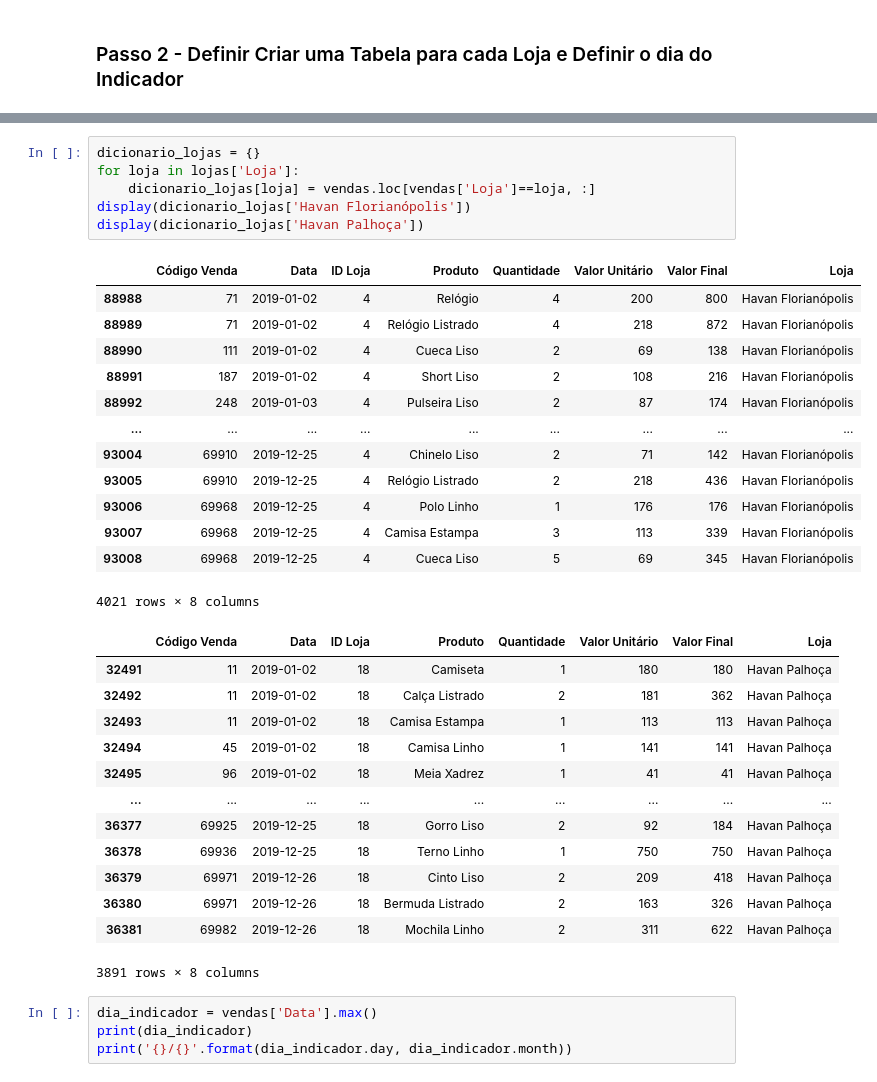
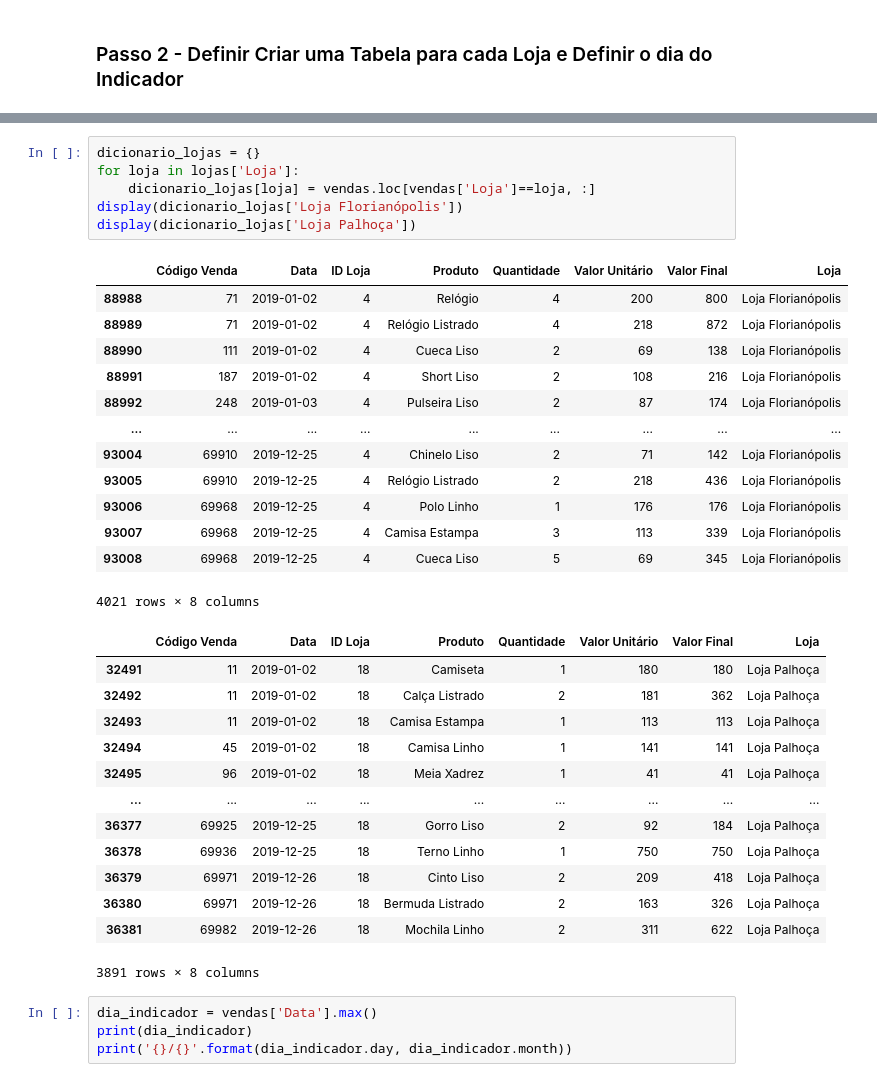
Before and after one commit to georgearcego/Automacao_Indicadores_Lojas, a Jupyter notebook: Automacao_Indicadores_Lojas/Automacao de Processo.ipynb, the cells around one changed output, grey strips where cells are left out. Drawn from its saved outputs; the diff is of its cells as text.

```diff
--- a/Automacao_Indicadores_Lojas/Automacao de Processo.ipynb
+++ b/Automacao_Indicadores_Lojas/Automacao de Processo.ipynb
@@ -85,35 +85,35 @@ display(vendas)
 # %%
 dicionario_lojas = {}
 for loja in lojas['Loja']:
     dicionario_lojas[loja] = vendas.loc[vendas['Loja']==loja, :]
-display(dicionario_lojas['Havan Florianópolis'])
-display(dicionario_lojas['Havan Palhoça'])
+display(dicionario_lojas['Loja Florianópolis'])
+display(dicionario_lojas['Loja Palhoça'])
 # %% [output]
 |  | Código Venda | Data | ID Loja | Produto | Quantidade | Valor Unitário | Valor Final | Loja |
-| 88988 | 71 | 2019-01-02 | 4 | Relógio | 4 | 200 | 800 | Havan Florianópolis |
-| 88989 | 71 | 2019-01-02 | 4 | Relógio Listrado | 4 | 218 | 872 | Havan Florianópolis |
-| 88990 | 111 | 2019-01-02 | 4 | Cueca Liso | 2 | 69 | 138 | Havan Florianópolis |
-| 88991 | 187 | 2019-01-02 | 4 | Short Liso | 2 | 108 | 216 | Havan Florianópolis |
-| 88992 | 248 | 2019-01-03 | 4 | Pulseira Liso | 2 | 87 | 174 | Havan Florianópolis |
+| 88988 | 71 | 2019-01-02 | 4 | Relógio | 4 | 200 | 800 | Loja Florianópolis |
+| 88989 | 71 | 2019-01-02 | 4 | Relógio Listrado | 4 | 218 | 872 | Loja Florianópolis |
+| 88990 | 111 | 2019-01-02 | 4 | Cueca Liso | 2 | 69 | 138 | Loja Florianópolis |
+| 88991 | 187 | 2019-01-02 | 4 | Short Liso | 2 | 108 | 216 | Loja Florianópolis |
+| 88992 | 248 | 2019-01-03 | 4 | Pulseira Liso | 2 | 87 | 174 | Loja Florianópolis |
 | ... | ... | ... | ... | ... | ... | ... | ... | ... |
-| 93004 | 69910 | 2019-12-25 | 4 | Chinelo Liso | 2 | 71 | 142 | Havan Florianópolis |
-| 93005 | 69910 | 2019-12-25 | 4 | Relógio Listrado | 2 | 218 | 436 | Havan Florianópolis |
-| 93006 | 69968 | 2019-12-25 | 4 | Polo Linho | 1 | 176 | 176 | Havan Florianópolis |
-| 93007 | 69968 | 2019-12-25 | 4 | Camisa Estampa | 3 | 113 | 339 | Havan Florianópolis |
-| 93008 | 69968 | 2019-12-25 | 4 | Cueca Liso | 5 | 69 | 345 | Havan Florianópolis |
+| 93004 | 69910 | 2019-12-25 | 4 | Chinelo Liso | 2 | 71 | 142 | Loja Florianópolis |
+| 93005 | 69910 | 2019-12-25 | 4 | Relógio Listrado | 2 | 218 | 436 | Loja Florianópolis |
+| 93006 | 69968 | 2019-12-25 | 4 | Polo Linho | 1 | 176 | 176 | Loja Florianópolis |
+| 93007 | 69968 | 2019-12-25 | 4 | Camisa Estampa | 3 | 113 | 339 | Loja Florianópolis |
+| 93008 | 69968 | 2019-12-25 | 4 | Cueca Liso | 5 | 69 | 345 | Loja Florianópolis |
 4021 rows × 8 columns
 |  | Código Venda | Data | ID Loja | Produto | Quantidade | Valor Unitário | Valor Final | Loja |
-| 32491 | 11 | 2019-01-02 | 18 | Camiseta | 1 | 180 | 180 | Havan Palhoça |
-| 32492 | 11 | 2019-01-02 | 18 | Calça Listrado | 2 | 181 | 362 | Havan Palhoça |
-| 32493 | 11 | 2019-01-02 | 18 | Camisa Estampa | 1 | 113 | 113 | Havan Palhoça |
-| 32494 | 45 | 2019-01-02 | 18 | Camisa Linho | 1 | 141 | 141 | Havan Palhoça |
-| 32495 | 96 | 2019-01-02 | 18 | Meia Xadrez | 1 | 41 | 41 | Havan Palhoça |
+| 32491 | 11 | 2019-01-02 | 18 | Camiseta | 1 | 180 | 180 | Loja Palhoça |
+| 32492 | 11 | 2019-01-02 | 18 | Calça Listrado | 2 | 181 | 362 | Loja Palhoça |
+| 32493 | 11 | 2019-01-02 | 18 | Camisa Estampa | 1 | 113 | 113 | Loja Palhoça |
+| 32494 | 45 | 2019-01-02 | 18 | Camisa Linho | 1 | 141 | 141 | Loja Palhoça |
+| 32495 | 96 | 2019-01-02 | 18 | Meia Xadrez | 1 | 41 | 41 | Loja Palhoça |
 | ... | ... | ... | ... | ... | ... | ... | ... | ... |
-| 36377 | 69925 | 2019-12-25 | 18 | Gorro Liso | 2 | 92 | 184 | Havan Palhoça |
-| 36378 | 69936 | 2019-12-25 | 18 | Terno Linho | 1 | 750 | 750 | Havan Palhoça |
-| 36379 | 69971 | 2019-12-26 | 18 | Cinto Liso | 2 | 209 | 418 | Havan Palhoça |
-| 36380 | 69971 | 2019-12-26 | 18 | Bermuda Listrado | 2 | 163 | 326 | Havan Palhoça |
-| 36381 | 69982 | 2019-12-26 | 18 | Mochila Linho | 2 | 311 | 622 | Havan Palhoça |
+| 36377 | 69925 | 2019-12-25 | 18 | Gorro Liso | 2 | 92 | 184 | Loja Palhoça |
+| 36378 | 69936 | 2019-12-25 | 18 | Terno Linho | 1 | 750 | 750 | Loja Palhoça |
+| 36379 | 69971 | 2019-12-26 | 18 | Cinto Liso | 2 | 209 | 418 | Loja Palhoça |
+| 36380 | 69971 | 2019-12-26 | 18 | Bermuda Listrado | 2 | 163 | 326 | Loja Palhoça |
+| 36381 | 69982 | 2019-12-26 | 18 | Mochila Linho | 2 | 311 | 622 | Loja Palhoça |
 3891 rows × 8 columns
 # %%
 dia_indicador = vendas['Data'].max()
```
Also changed, not shown: parts of 4 cells of this notebook.
